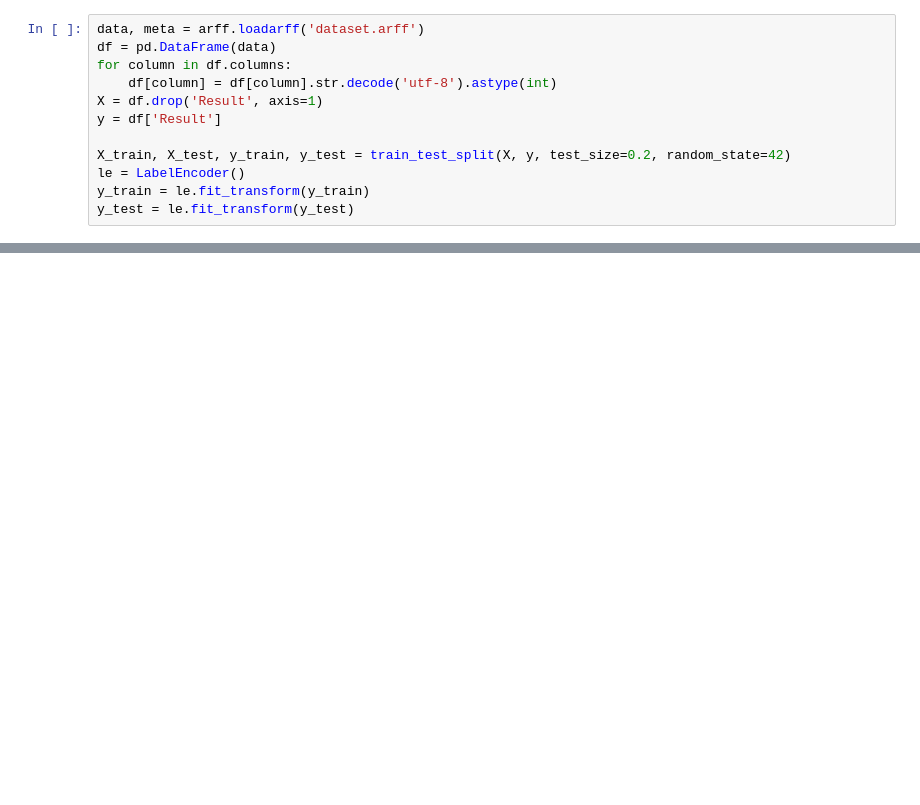
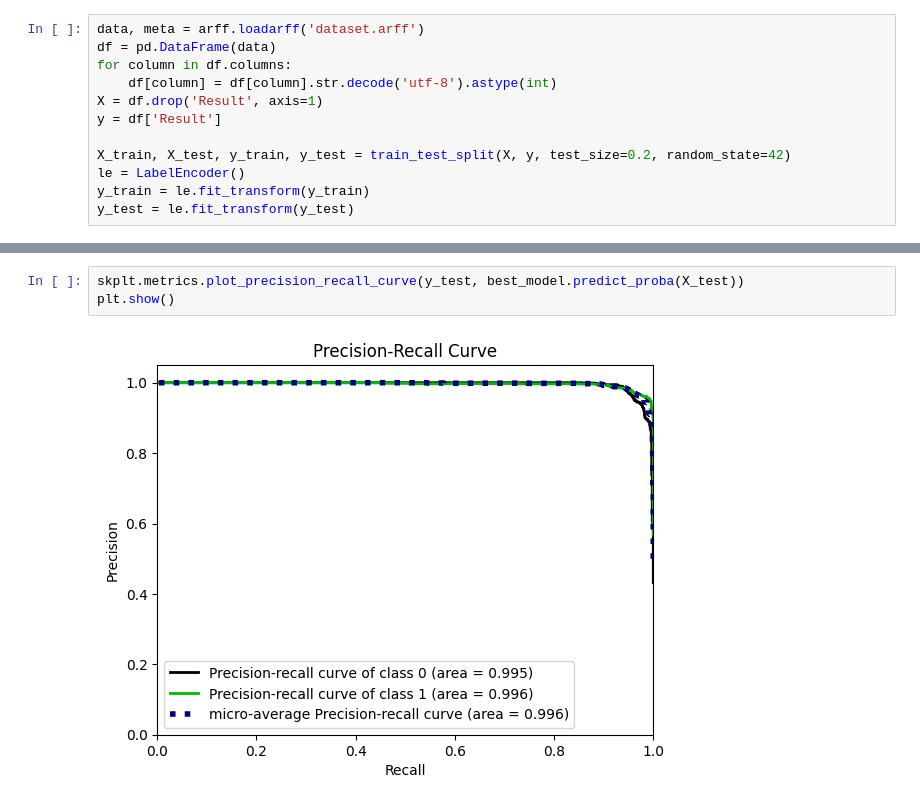
Before and after one commit to Viliusps/phishing-detection, a Jupyter notebook: xgboost.ipynb, the cells around one changed output, grey strips where cells are left out. Cells and saved outputs as stored; diff of their text form; blank space fills up the shorter version.

```diff
--- a/xgboost.ipynb
+++ b/xgboost.ipynb
@@ -46,0 +98,5 @@ Accuracy: 97.01%
+# %%
+skplt.metrics.plot_precision_recall_curve(y_test, best_model.predict_proba(X_test))
+plt.show()
+# %% [output]
+[figure, added]
```
Also changed, not shown: parts of 10 cells of this notebook.
